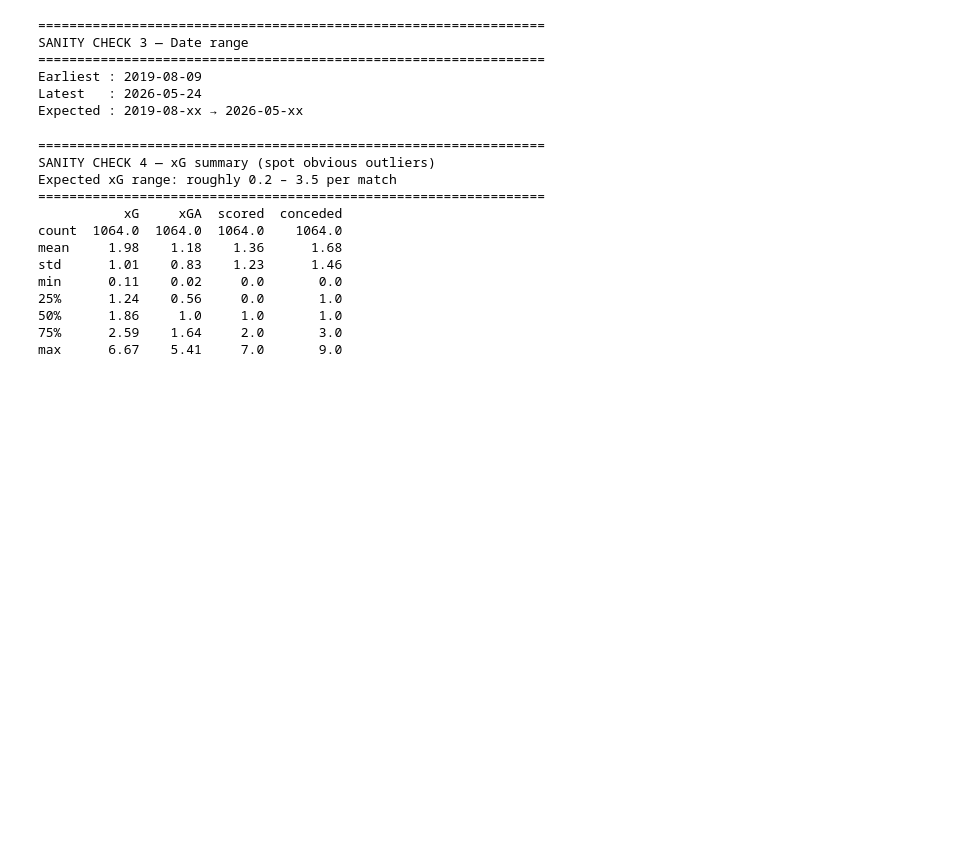
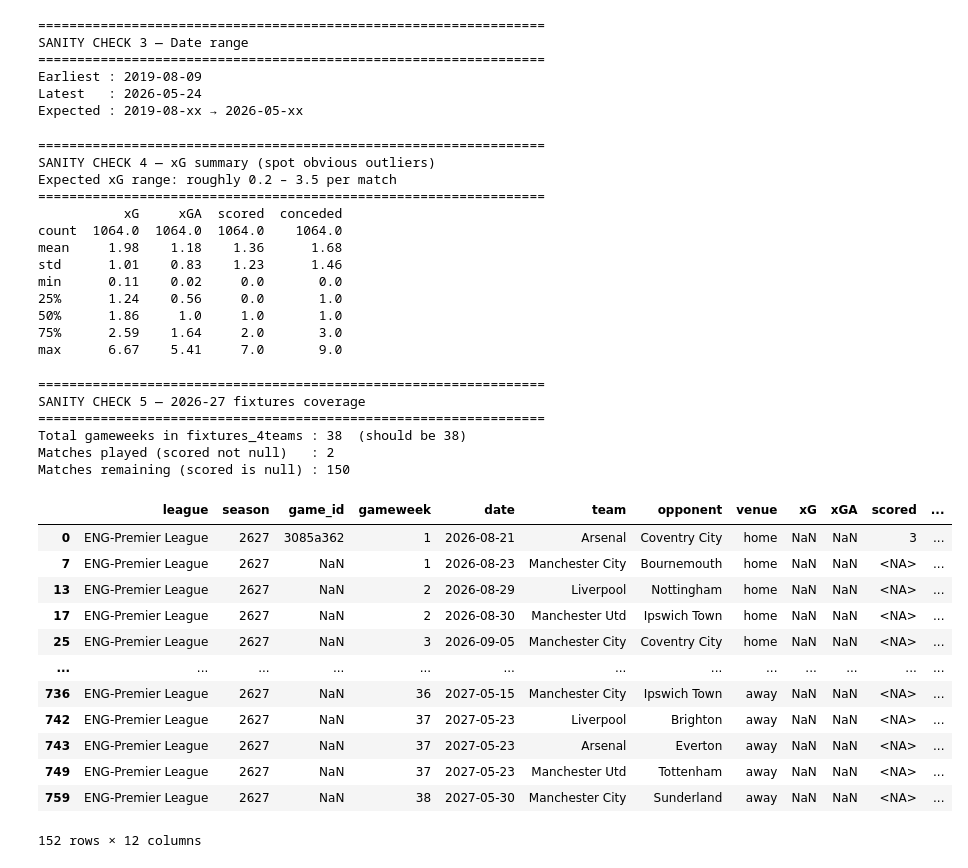
Before and after one commit to ChTej00/Arsenal-Bottle, a Jupyter notebook: notebooks/01_data_collection.ipynb, the cells around one changed output. Saved outputs shown, nothing was run; the diff lists cells and outputs as text; code cells hidden in the pictures; blank space fills up the shorter version.

Commit message:
Finished nb1!, ALL raw data acquired

```diff
--- a/notebooks/01_data_collection.ipynb
+++ b/notebooks/01_data_collection.ipynb
@@ -331,0 +332,9 @@ pre_arteta.head(3)
+# %%
+print("⏳ Scraping 2026-27 schedule from FBRef...")
+
+fbref_2627  = sd.FBref(leagues=PL, seasons="2627")
+fbref_raw   = fbref_2627.read_schedule().reset_index()
+
+print(f"✅ Done! Shape: {fbref_raw.shape}")
+print(f"   Columns: {list(fbref_raw.columns)}")
+fbref_raw.head(3)
@@ -331,0 +353,19 @@ pre_arteta.head(3)
+# %%
+# ── STEP 1: Rename clashing columns before reshape ────────────────────────────
+# FBRef's 'venue' = stadium name — rename so it doesn't clash with our home/away 'venue'
+# FBRef's 'week'  = gameweek number — rename for clarity
+fbref_raw = fbref_raw.rename(columns={'venue': 'stadium', 'week': 'gameweek'})
+
+# ── STEP 2: Parse score column ────────────────────────────────────────────────
+# Score is "3–0" (en-dash, not hyphen) for played matches, NaN for future matches
+# str.split('–', expand=True) → DataFrame with columns [0, 1]
+# pd.to_numeric(..., errors='coerce') → converts to float, NaN if not a number
+score_split = fbref_raw['score'].str.split('–', expand=True)
+fbref_raw['home_goals'] = pd.to_numeric(score_split[0], errors='coerce')
+fbref_raw['away_goals'] = pd.to_numeric(score_split[1], errors='coerce')
+
+# Confirm parsing worked
+played = fbref_raw['home_goals'].notna().sum()
+total  = len(fbref_raw)
+print(f"Parsed score column: {played}/{total} matches played so far")
+print(f"Unplayed (NaN goals): {total - played} — expected for future fixtures")
@@ -453,3 +560,33 @@ min      0.11    0.02     0.0       0.0
 50%      1.86     1.0     1.0       1.0
 75%      2.59    1.64     2.0       3.0
 max      6.67    5.41     7.0       9.0
+# %%
+print("=" * 65)
+print("SANITY CHECK 5 — 2026-27 fixtures coverage")
+print("=" * 65)
+
+print(f"Total gameweeks in fixtures_4teams : {fixtures_4teams['gameweek'].nunique()}  (should be 38)")
+print(f"Matches played (scored not null)   : {fixtures_4teams['scored'].notna().sum()}")
+print(f"Matches remaining (scored is null) : {fixtures_4teams['scored'].isna().sum()}")
+
+fixtures_4teams
+# %% [output]
+=================================================================
+SANITY CHECK 5 — 2026-27 fixtures coverage
+=================================================================
+Total gameweeks in fixtures_4teams : 38  (should be 38)
+Matches played (scored not null)   : 2
+Matches remaining (scored is null) : 150
+|  | league | season | game_id | gameweek | date | team | opponent | venue | xG | xGA | scored | ... |
+| 0 | ENG-Premier League | 2627 | 3085a362 | 1 | 2026-08-21 | Arsenal | Coventry City | home | NaN | NaN | 3 | ... |
+| 7 | ENG-Premier League | 2627 | NaN | 1 | 2026-08-23 | Manchester City | Bournemouth | home | NaN | NaN | <NA> | ... |
+| 13 | ENG-Premier League | 2627 | NaN | 2 | 2026-08-29 | Liverpool | Nottingham | home | NaN | NaN | <NA> | ... |
+| 17 | ENG-Premier League | 2627 | NaN | 2 | 2026-08-30 | Manchester Utd | Ipswich Town | home | NaN | NaN | <NA> | ... |
+| 25 | ENG-Premier League | 2627 | NaN | 3 | 2026-09-05 | Manchester City | Coventry City | home | NaN | NaN | <NA> | ... |
+| ... | ... | ... | ... | ... | ... | ... | ... | ... | ... | ... | ... | ... |
+| 736 | ENG-Premier League | 2627 | NaN | 36 | 2027-05-15 | Manchester City | Ipswich Town | away | NaN | NaN | <NA> | ... |
+| 742 | ENG-Premier League | 2627 | NaN | 37 | 2027-05-23 | Liverpool | Brighton | away | NaN | NaN | <NA> | ... |
+| 743 | ENG-Premier League | 2627 | NaN | 37 | 2027-05-23 | Arsenal | Everton | away | NaN | NaN | <NA> | ... |
+| 749 | ENG-Premier League | 2627 | NaN | 37 | 2027-05-23 | Manchester Utd | Tottenham | away | NaN | NaN | <NA> | ... |
+| 759 | ENG-Premier League | 2627 | NaN | 38 | 2027-05-30 | Manchester City | Sunderland | away | NaN | NaN | <NA> | ... |
+152 rows × 12 columns
```
Also changed, not shown: parts of 8 cells of this notebook, 2 other files.
